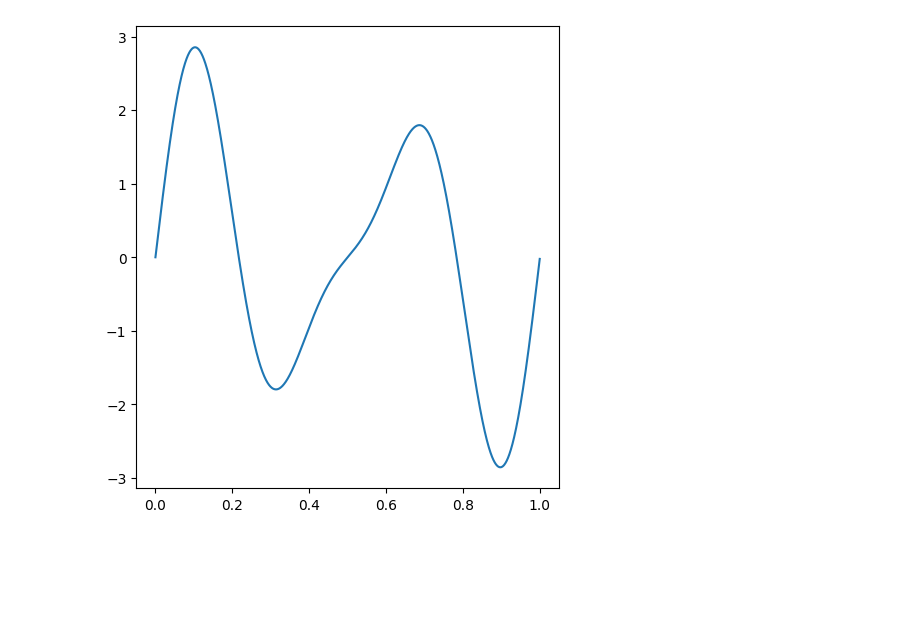
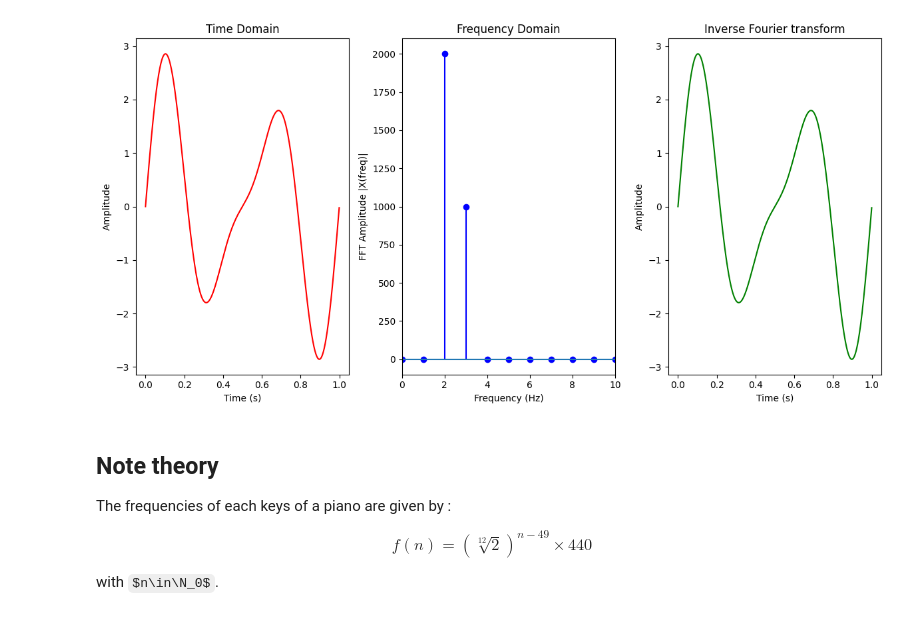
Before and after one commit to Lina87000/MusicSampling, a Jupyter notebook: main.ipynb, the cells around one changed output. Cells and saved outputs as stored; diff of their text form; code cells hidden in the pictures; some formulas as TeX source; blank space fills up the shorter version.

Commit message:
Added note detection and nth harmonics

```diff
--- a/main.ipynb
+++ b/main.ipynb
@@ -49,10 +23,36 @@ plt.show()
 # %%
-signal = np.fft.ifft(SIGNAL_transform)
+# Time domain plot
+plt.figure(figsize=(12, 6))
+plt.subplot(131)
+plt.plot(t, signal, 'r')
+plt.title('Time Domain')
+plt.xlabel('Time (s)')
+plt.ylabel('Amplitude')
 
-plt.figure(figsize = (12, 6))
-plt.subplot(121)
+# Frequency domain plot
+plt.subplot(132)
+plt.stem(frequency, np.abs(SIGNAL_transform), 'b', markerfmt="o", basefmt="-")
+plt.title('Frequency Domain')
+plt.xlabel('Frequency (Hz)')
+plt.ylabel('FFT Amplitude |X(freq)|')
+plt.xlim(0, 10)
 
-plt.plot(t, signal)
+# Inverse transfrom domain plot
+plt.subplot(133)
+plt.plot(t, inverse, 'g')
+plt.title('Inverse Fourier transform')
+plt.xlabel('Time (s)')
+plt.ylabel('Amplitude')
+
+plt.tight_layout()
 plt.show()
 # %% [output]
-[figure, old version]
+[figure, new version]
+# %% [markdown]
+## Note theory
+
+The frequencies of each keys of a piano are given by :
+
+$$f(n)=\left(\sqrt[12]{2}\right)^{n-49}\times 440$$
+
+with $n\in\N_0$.
```
Also changed, not shown: parts of 8 cells of this notebook, 2 other files.
